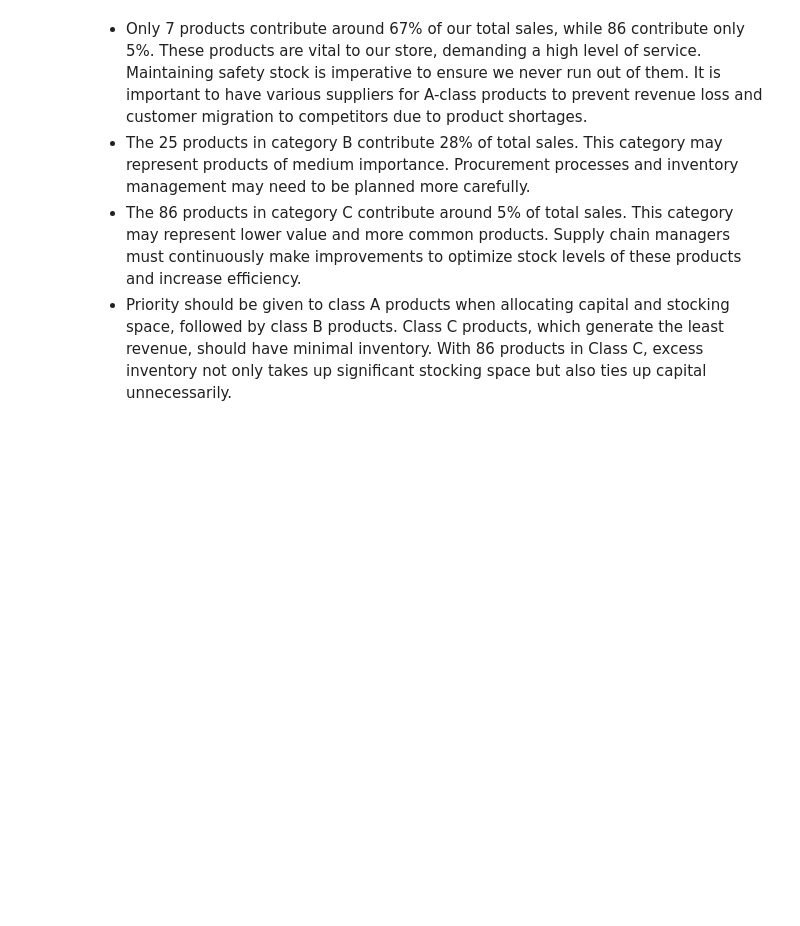
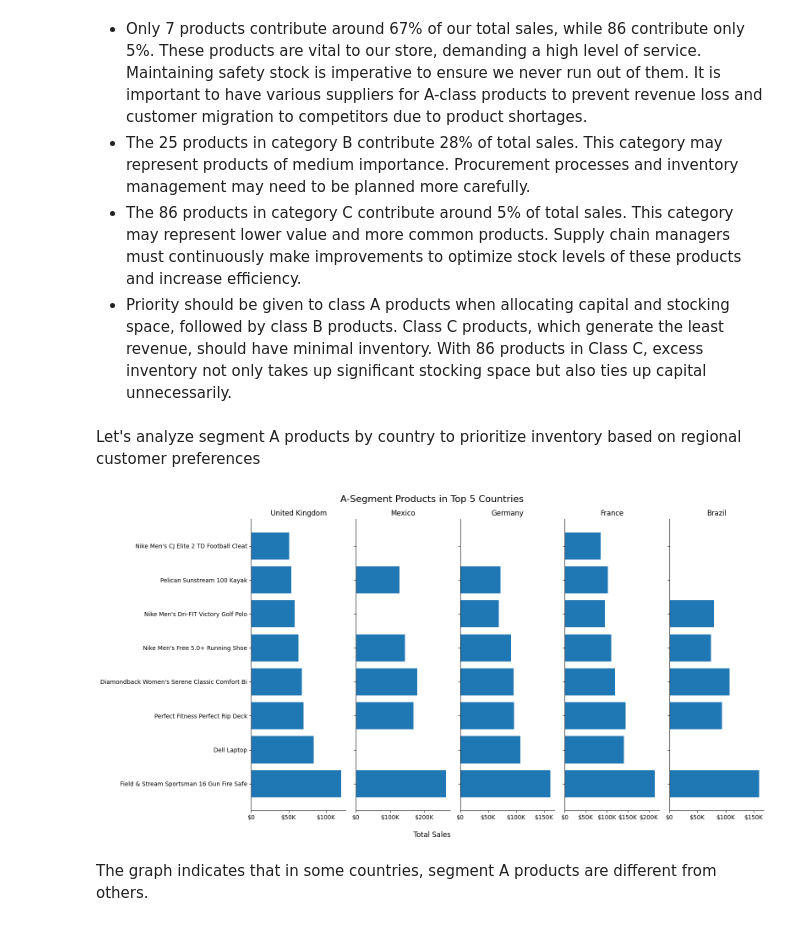
Before and after one commit to emirhansilsupur/supply-chain-analytics-forecasting, a Jupyter notebook: SC_Analytics_Forecasting.ipynb, the cells around one changed output. Drawn from its saved outputs; the diff is of its cells as text; code cells hidden in the pictures; blank space fills up the shorter version.

```diff
--- a/SC_Analytics_Forecasting.ipynb
+++ b/SC_Analytics_Forecasting.ipynb
@@ -908,3 +908,5 @@ plt.show()
 - The 25 products in category B contribute 28% of total sales. This category may represent products of medium importance. Procurement processes and inventory management may need to be planned more carefully.
 - The 86 products in category C contribute around 5% of total sales. This category may represent lower value and more common products. Supply chain managers must continuously make improvements to optimize stock levels of these products and increase efficiency.
 - Priority should be given to class A products when allocating capital and stocking space, followed by class B products. Class C products, which generate the least revenue, should have minimal inventory. With 86 products in Class C, excess inventory not only takes up significant stocking space but also ties up capital unnecessarily.
+# %% [markdown]
+Let's analyze segment A products by country to prioritize inventory based on regional customer preferences
@@ -910,0 +932,37 @@ plt.show()
+# %%
+city_product_revenue_sorted = country_sales.sort_values(by=["Order Country", "Revenue"], ascending=False)
+# %%
+# Calculating the total revenue for each order country again for later use
+city_product_revenue_sorted["Total_Country_Revenue"] = city_product_revenue_sorted.groupby("Order Country")["Revenue"].transform("sum")
+# %%
+# Calculating the cumulative percentage of total revenue per country per product
+city_product_revenue_sorted["cum_per"] = (
+    city_product_revenue_sorted.groupby("Order Country")["Revenue"].cumsum() / city_product_revenue_sorted["Total_Country_Revenue"] * 100
+)
+# %%
+# Applying the ABC segmentation function to determine the segment for each product in each country
+city_product_revenue_sorted["Segment"] = city_product_revenue_sorted.apply(abc_classification, axis=1)
+# %%
+segment_A_data = city_product_revenue_sorted[city_product_revenue_sorted["Segment"] == "A"]
+
+# Her bir şehir için ayrı barplotları aynı satırda göster
+fig, axs = plt.subplots(1, len(segment_A_data["Order Country"].unique()), figsize=(16, 8), sharey=True)
+
+# Her bir şehir için barplot oluştur
+for i, country in enumerate(segment_A_data["Order Country"].unique()):
+    country_data = segment_A_data[segment_A_data["Order Country"] == country]
+    country_data_sorted = country_data.sort_values(by="Revenue", ascending=True)
+    ax = axs[i]
+    ax.barh(country_data["Product Name"], country_data["Revenue"])
+    ax.set_title(country)
+    ax.xaxis.set_major_formatter(FuncFormatter(currency_formatter))
+    ax.spines[["top","right"]].set_visible(False)
+
+plt.suptitle("A-Segment Products in Top 5 Countries", fontsize=16)
+fig.text(0.5, -0.03, "Total Sales", ha="center", fontsize=12)
+plt.tight_layout()
+plt.show()
+# %% [output]
+[figure, added]
+# %% [markdown]
+The graph indicates that in some countries, segment A products are different from others.
```
Also changed, not shown: parts of 4 cells of this notebook.
